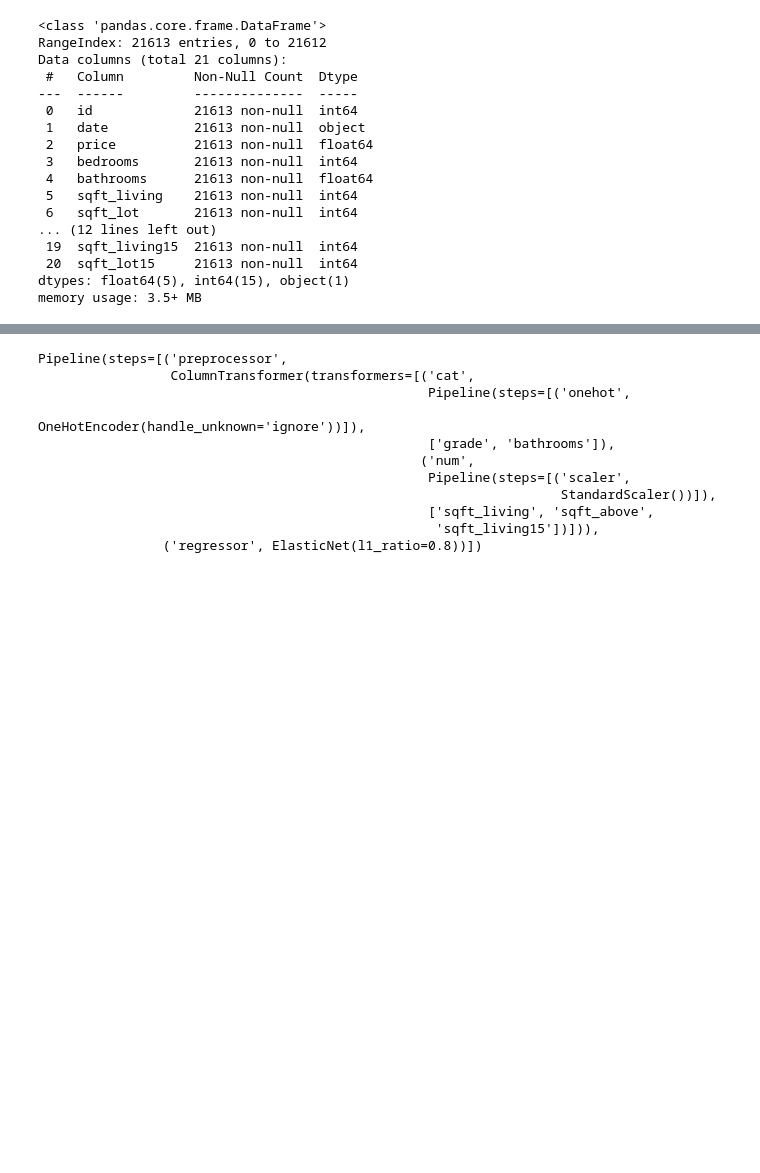
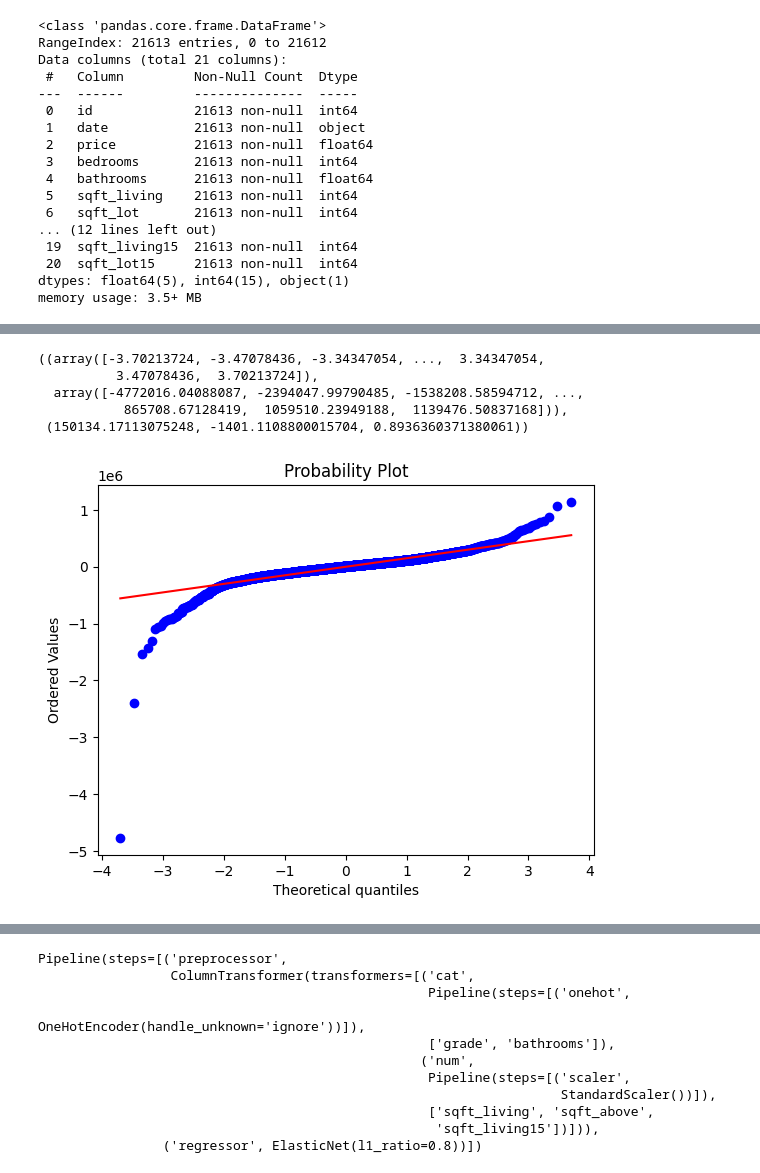
Before and after one commit to HaoyuHunterFang/schulich_data_science, a Jupyter notebook: Assignment3_Haoyu_Fang.ipynb, the cells around one changed output, grey strips where cells are left out. Saved outputs shown, nothing was run; the diff lists cells and outputs as text; code cells hidden in the pictures; blank space fills up the shorter version.

```diff
--- a/Assignment3_Haoyu_Fang.ipynb
+++ b/Assignment3_Haoyu_Fang.ipynb
@@ -222,0 +274,12 @@ mse for LASSO model is 232037.97865667983
+# %%
+#Build Q-Q plot
+fig = plt.figure()
+ax = fig.add_subplot(111)
+stats.probplot(pred_lasso['res'], dist='norm', plot=ax)
+# %% [output]
+((array([-3.70213724, -3.47078436, -3.34347054, ...,  3.34347054,
+          3.47078436,  3.70213724]),
+  array([-4772016.04088087, -2394047.99790485, -1538208.58594712, ...,
+           865708.67128419,  1059510.23949188,  1139476.50837168])),
+ (150134.17113075248, -1401.1108800015704, 0.8936360371380061))
+[figure, added]
```
Also changed, not shown: parts of 51 cells of this notebook.
